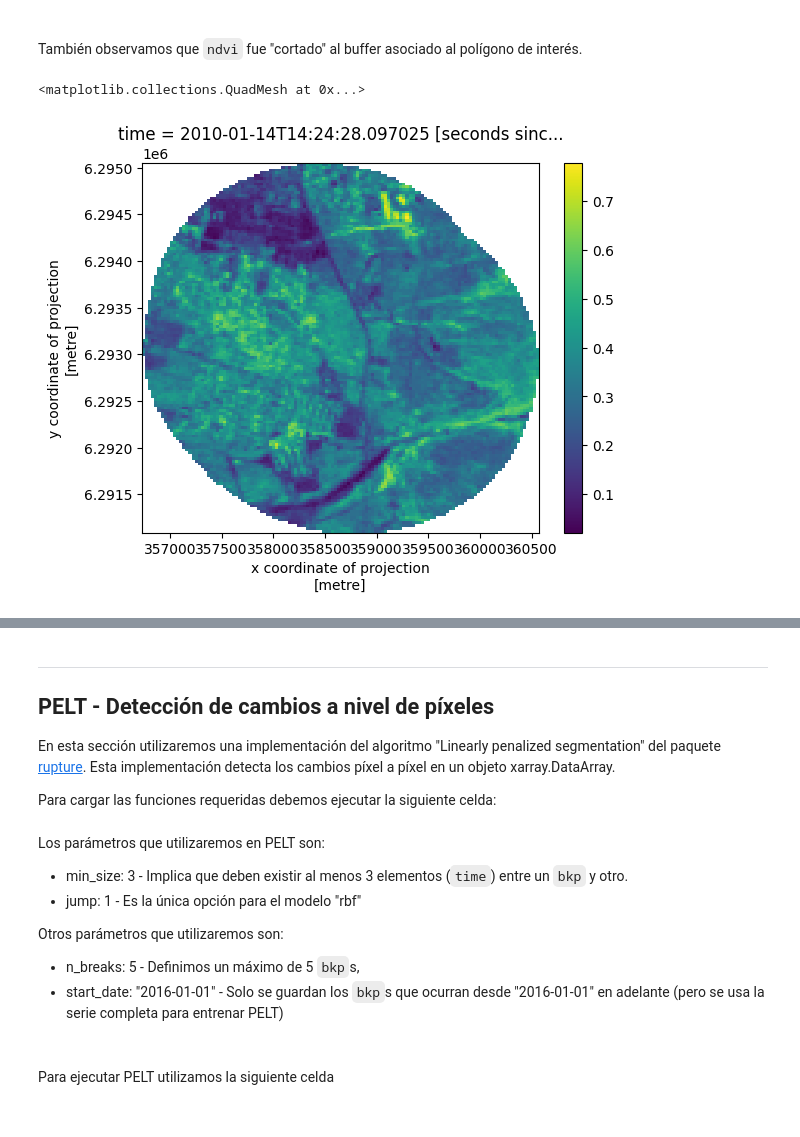
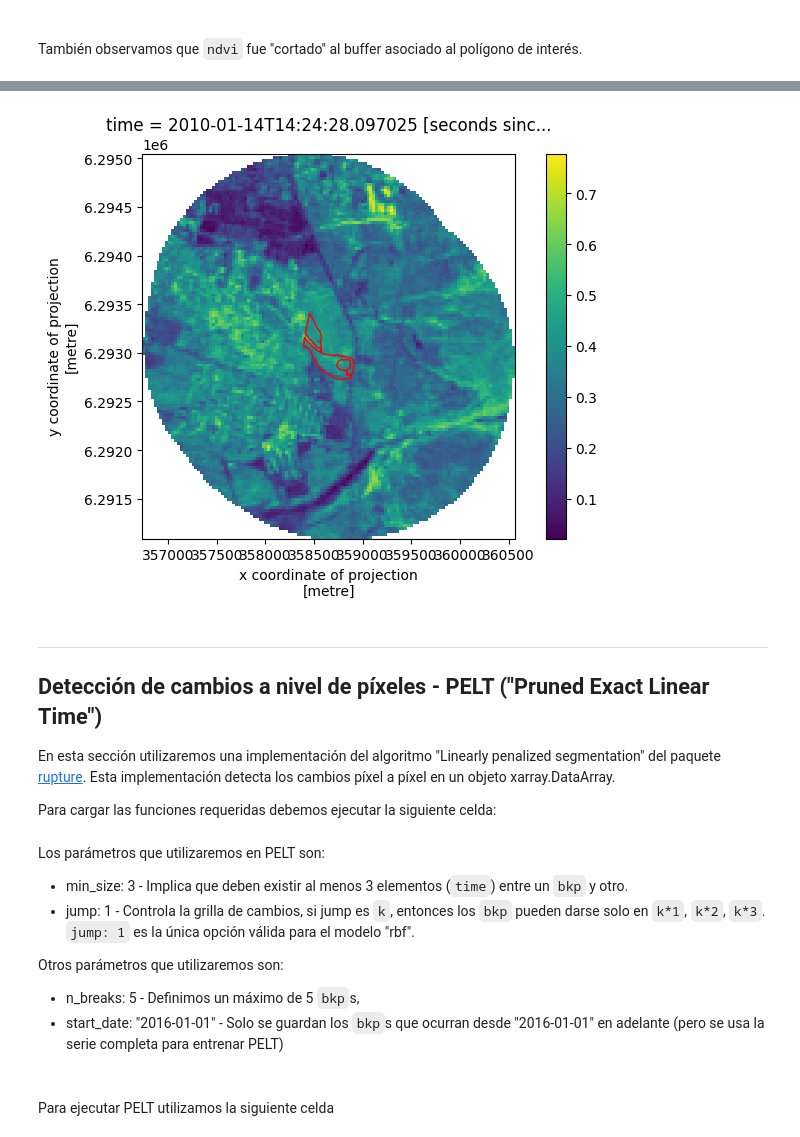
Before and after one commit to Data-Observatory/DataCubeTraining, a Jupyter notebook: intermedio/01_SAMSARA_app.ipynb, the cells around one changed output, grey strips where cells are left out. Drawn from its saved outputs; the diff is of its cells as text; code cells hidden in the pictures.

```diff
--- a/intermedio/01_SAMSARA_app.ipynb
+++ b/intermedio/01_SAMSARA_app.ipynb
@@ -182,8 +182,8 @@ spatial_ref
 <br />
 
 También observamos que `ndvi` fue "cortado" al buffer asociado al polígono de interés.
-# %%
-ndvi.isel(time = 1).plot()
-# %% [output]
-<matplotlib.collections.QuadMesh at 0x...>
-[figure, removed]
+# %%
+fig, ax = plt.subplots(figsize=(8, 5))
+ndvi.isel(time = 1).plot.pcolormesh(x='x', y='y', ax=ax)
+poly.plot(ax=ax, edgecolor='red', color='none')
+# %% [output]
@@ -190,6 +191,7 @@ ndvi.isel(time = 1).plot()
+[figure, added]
 # %% [markdown]
 ***
-## PELT - Detección de cambios a nivel de píxeles
+## Detección de cambios a nivel de píxeles - PELT ("Pruned Exact Linear Time")
 En esta sección utilizaremos una implementación del algoritmo "Linearly penalized segmentation" del paquete [rupture](https://centre-borelli.github.io/ruptures-docs/).
 Esta implementación detecta los cambios píxel a píxel en un objeto xarray.DataArray.
 
@@ -199,7 +201,7 @@ import samsara.pelt as spelt
 # %% [markdown]
 Los parámetros que utilizaremos en PELT son:
 * min_size: 3  - Implica que deben existir al menos 3 elementos (`time`) entre un `bkp` y otro.
-* jump: 1      - Es la única opción para el modelo "rbf"
+* jump: 1      - Controla la grilla de cambios, si jump es `k`, entonces los `bkp` pueden darse solo en `k*1`, `k*2`, `k*3`. `jump: 1` es la única opción válida para el modelo "rbf".
 
 Otros parámetros que utilizaremos son:
 * n_breaks: 5                 - Definimos un máximo de 5 `bkp`s,
```
Also changed, not shown: parts of 13 cells of this notebook.
